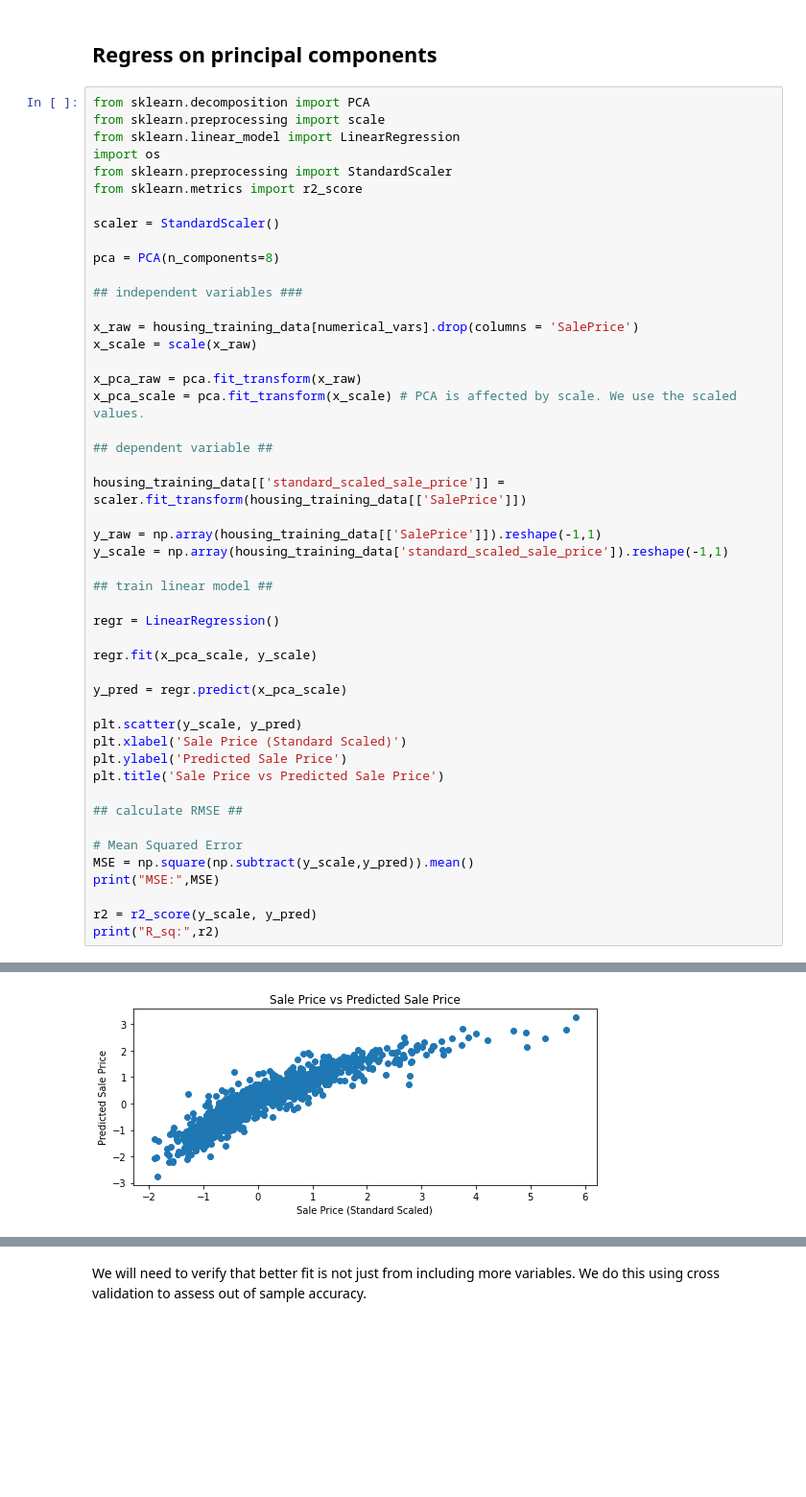
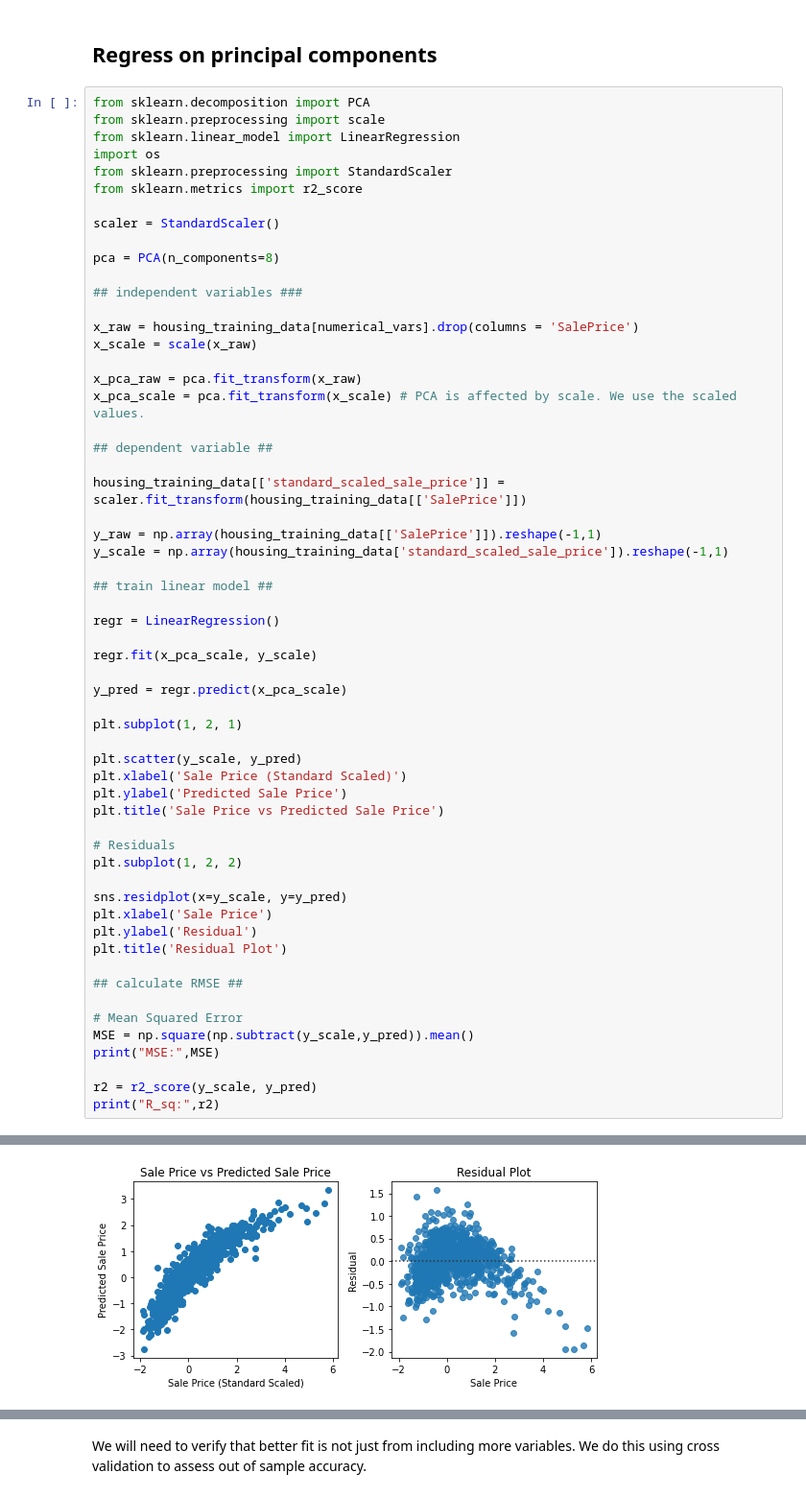
Before and after one commit to Steve-Desilets/MSDS-422-Module-2-Assignment, a Jupyter notebook: Module 2 Assignment - Group 3.ipynb, the cells around one changed output, grey strips where cells are left out. Shown at 96% size. Cells and saved outputs as stored; diff of their text form; blank space fills up the shorter version.

```diff
--- a/Module 2 Assignment - Group 3.ipynb
+++ b/Module 2 Assignment - Group 3.ipynb
@@ -1044,10 +1066,20 @@ regr.fit(x_pca_scale, y_scale)
 
 y_pred = regr.predict(x_pca_scale)
 
+plt.subplot(1, 2, 1)
+
 plt.scatter(y_scale, y_pred)
 plt.xlabel('Sale Price (Standard Scaled)')
 plt.ylabel('Predicted Sale Price')
 plt.title('Sale Price vs Predicted Sale Price')
+
+# Residuals
+plt.subplot(1, 2, 2)
+
+sns.residplot(x=y_scale, y=y_pred)
+plt.xlabel('Sale Price')
+plt.ylabel('Residual')
+plt.title('Residual Plot')
 
 ## calculate RMSE ##
 
@@ -1068 +1106 @@ R_sq: 0.8303121345982765
-[figure, old version]
+[figure, new version]
```
Also changed, not shown: parts of 35 cells of this notebook.
